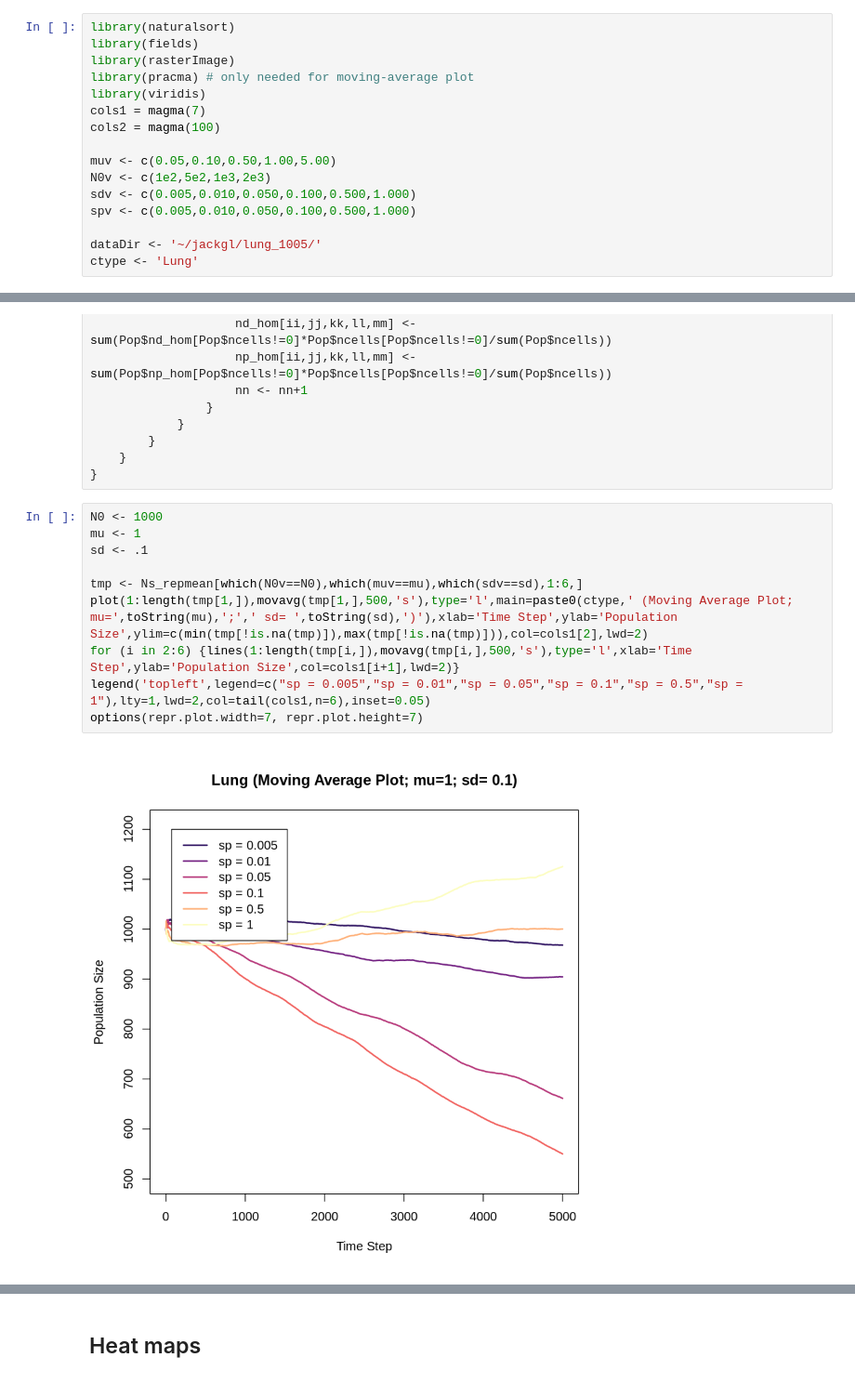
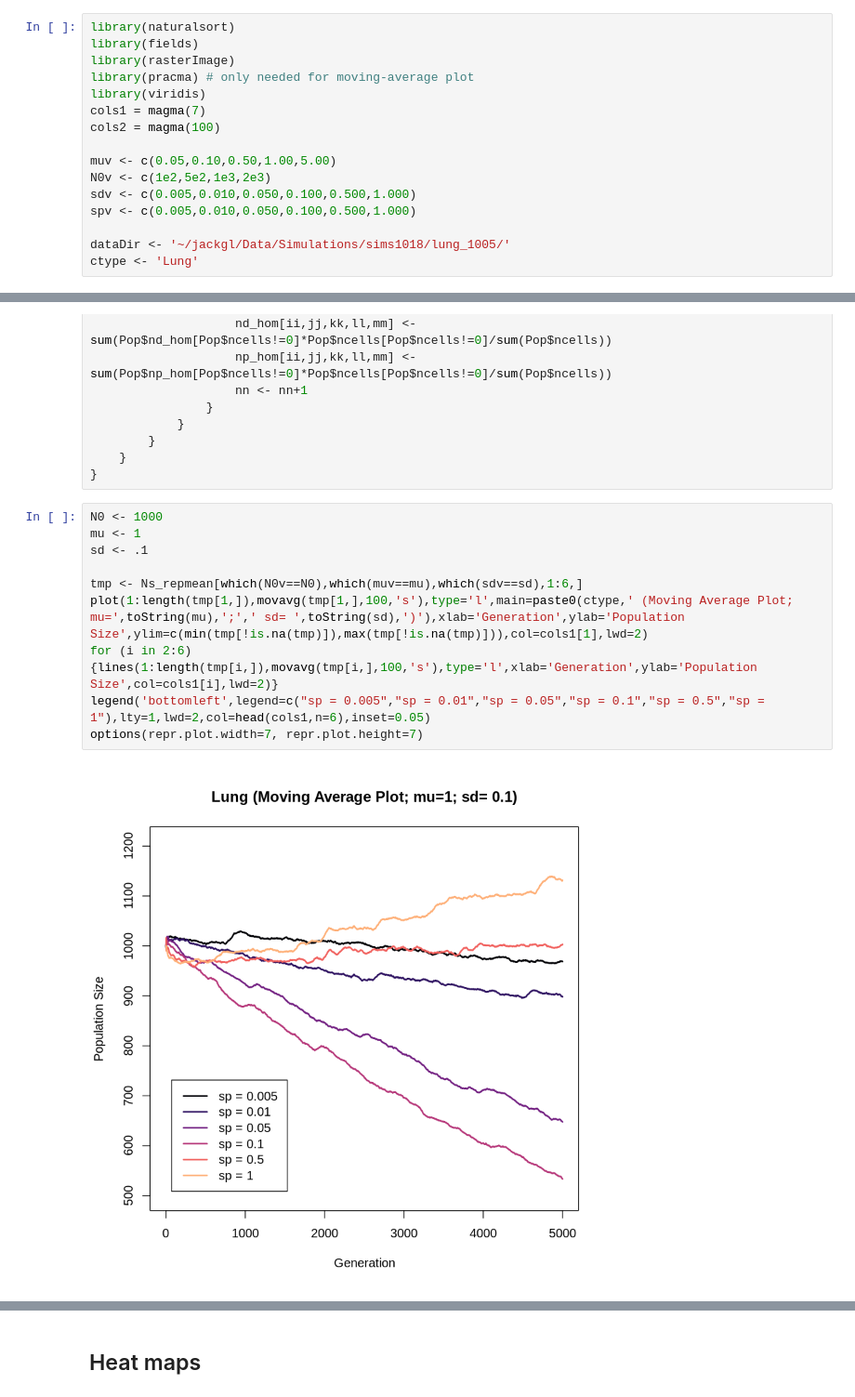
Before and after one commit to atallah-lab/analyses, a Jupyter notebook: sim_out_analyses/1018/test_lung_1005.ipynb, the cells around one changed output, grey strips where cells are left out. Shown at 93% size. Saved outputs shown, nothing was run; the diff lists cells and outputs as text.

```diff
--- a/sim_out_analyses/1018/test_lung_1005.ipynb
+++ b/sim_out_analyses/1018/test_lung_1005.ipynb
@@ -14,5 +14,5 @@ N0v <- c(1e2,5e2,1e3,2e3)
 sdv <- c(0.005,0.010,0.050,0.100,0.500,1.000)
 spv <- c(0.005,0.010,0.050,0.100,0.500,1.000)
 
-dataDir <- '~/jackgl/lung_1005/'
+dataDir <- '~/jackgl/Data/Simulations/sims1018/lung_1005/'
 ctype <- 'Lung'
@@ -89,15 +71,15 @@ for (ii in 1:4) {
 # %%
 N0 <- 1000
 mu <- 1
 sd <- .1
 
 tmp <- Ns_repmean[which(N0v==N0),which(muv==mu),which(sdv==sd),1:6,]
-plot(1:length(tmp[1,]),movavg(tmp[1,],500,'s'),type='l',main=paste0(ctype,' (Moving Average Plot; mu=',toString(mu),';',' sd= ',toString(sd),')'),xlab='Time Step',ylab='Population Size',ylim=c(min(tmp[!is.na(tmp)]),max(tmp[!is.na(tmp)])),col=cols1[2],lwd=2)
-for (i in 2:6) {lines(1:length(tmp[i,]),movavg(tmp[i,],500,'s'),type='l',xlab='Time Step',ylab='Population Size',col=cols1[i+1],lwd=2)}
-legend('topleft',legend=c("sp = 0.005","sp = 0.01","sp = 0.05","sp = 0.1","sp = 0.5","sp = 1"),lty=1,lwd=2,col=tail(cols1,n=6),inset=0.05)
+plot(1:length(tmp[1,]),movavg(tmp[1,],100,'s'),type='l',main=paste0(ctype,' (Moving Average Plot; mu=',toString(mu),';',' sd= ',toString(sd),')'),xlab='Generation',ylab='Population Size',ylim=c(min(tmp[!is.na(tmp)]),max(tmp[!is.na(tmp)])),col=cols1[1],lwd=2)
+for (i in 2:6) {lines(1:length(tmp[i,]),movavg(tmp[i,],100,'s'),type='l',xlab='Generation',ylab='Population Size',col=cols1[i],lwd=2)}
+legend('bottomleft',legend=c("sp = 0.005","sp = 0.01","sp = 0.05","sp = 0.1","sp = 0.5","sp = 1"),lty=1,lwd=2,col=head(cols1,n=6),inset=0.05)
 options(repr.plot.width=7, repr.plot.height=7)
 # %% [output]
-[figure, old version]
+[figure, new version]
 # %%
 mu <- 1
 sd <- .5
```
Also changed, not shown: parts of 3 cells of this notebook, 10 other files.
